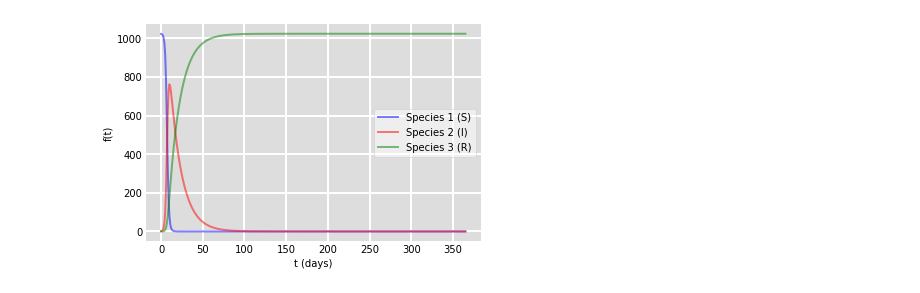
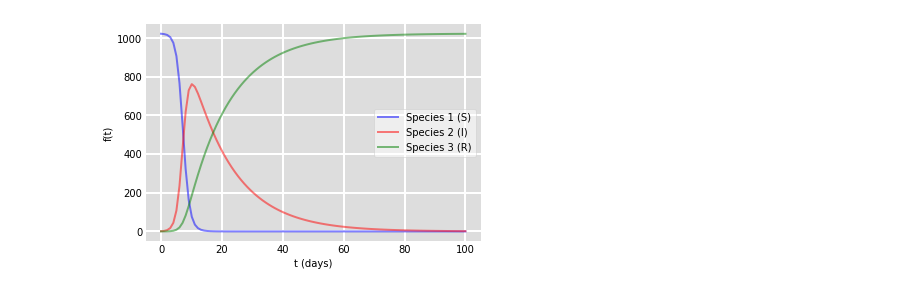
Before and after one commit to FurkanToprak/EpidemicModels, a Jupyter notebook: figure3.ipynb, the cells around one changed output. Saved outputs shown, nothing was run; the diff lists cells and outputs as text; code cells hidden in the pictures.

```diff
--- a/figure3.ipynb
+++ b/figure3.ipynb
@@ -14,7 +14,7 @@ y01, y02 = n - 1, 1
 # Everyone else, S0, is susceptible to infection initially.
 y03 = 0
 # A grid of time points (in days)
-t = np.linspace(0, 365, 365)
+t = np.linspace(0, 100, 100)
 
 def F(i, N):
     d = 0
@@ -28,31 +28,31 @@ def deriv(y, t):
     N = y
     d1dt = F(0, N)
     d2dt = F(1, N)
     d3dt = F(2, N)
     return d1dt, d2dt, d3dt
 
 # Initial conditions vector
 y0 = y01, y02, y03
 # Integrate the SIR equations over the time grid, t.
 
 ret = odeint(deriv, y0, t)
 S, I, R = ret.T
 
 # Plot the data on three separate curves for S(t), I(t) and R(t)
 fig = plt.figure(facecolor='w')
 ax = fig.add_subplot(111, facecolor='#dddddd', axisbelow=True)
 ax.plot(t, S, 'b', alpha=0.5, lw=2, label='Species 1 (S)')
 ax.plot(t, I, 'r', alpha=0.5, lw=2, label='Species 2 (I)')
 ax.plot(t, R, 'g', alpha=0.5, lw=2, label='Species 3 (R)')
 ax.set_xlabel('t (days)')
 ax.set_ylabel('f(t)')
 ax.yaxis.set_tick_params(length=0)
 ax.xaxis.set_tick_params(length=0)
 ax.grid(b=True, which='major', c='w', lw=2, ls='-')
 legend = ax.legend()
 legend.get_frame().set_alpha(0.5)
 for spine in ('top', 'right', 'bottom', 'left'):
     ax.spines[spine].set_visible(False)
 plt.show()
 # %% [output]
-[figure, old version]
+[figure, new version]
```
Also changed, not shown: 4 other files.
